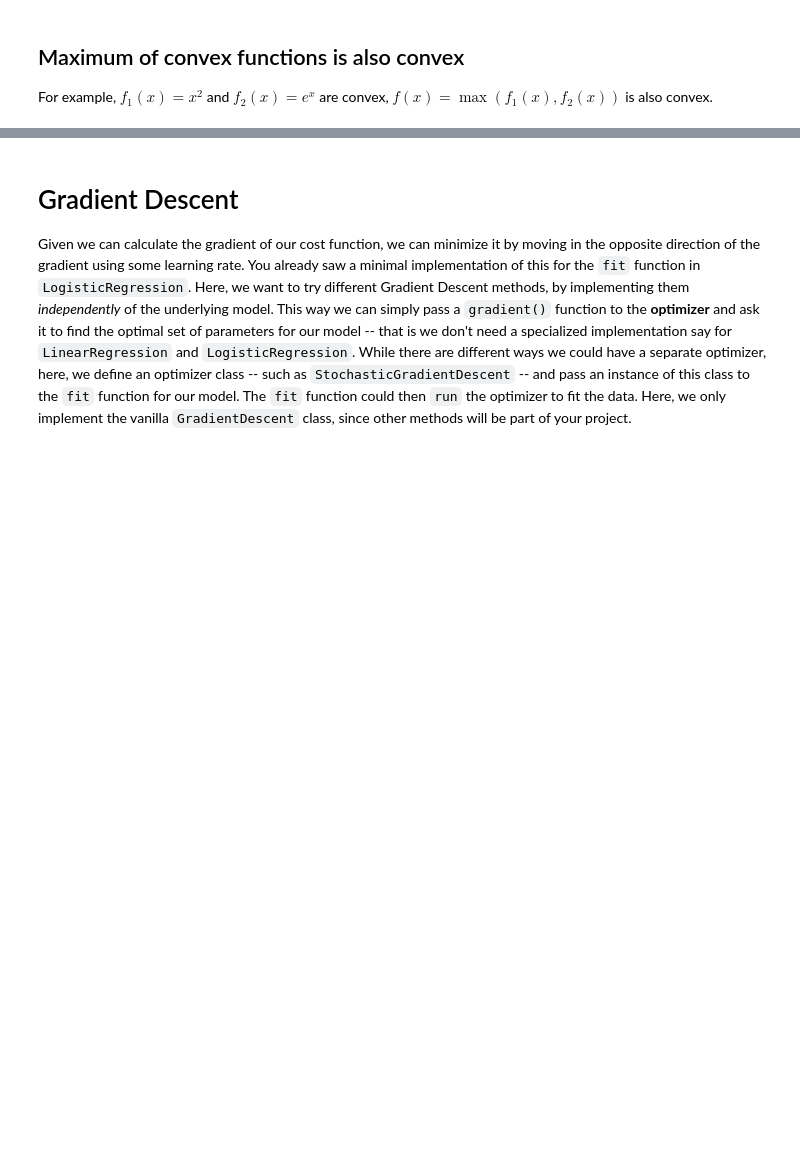
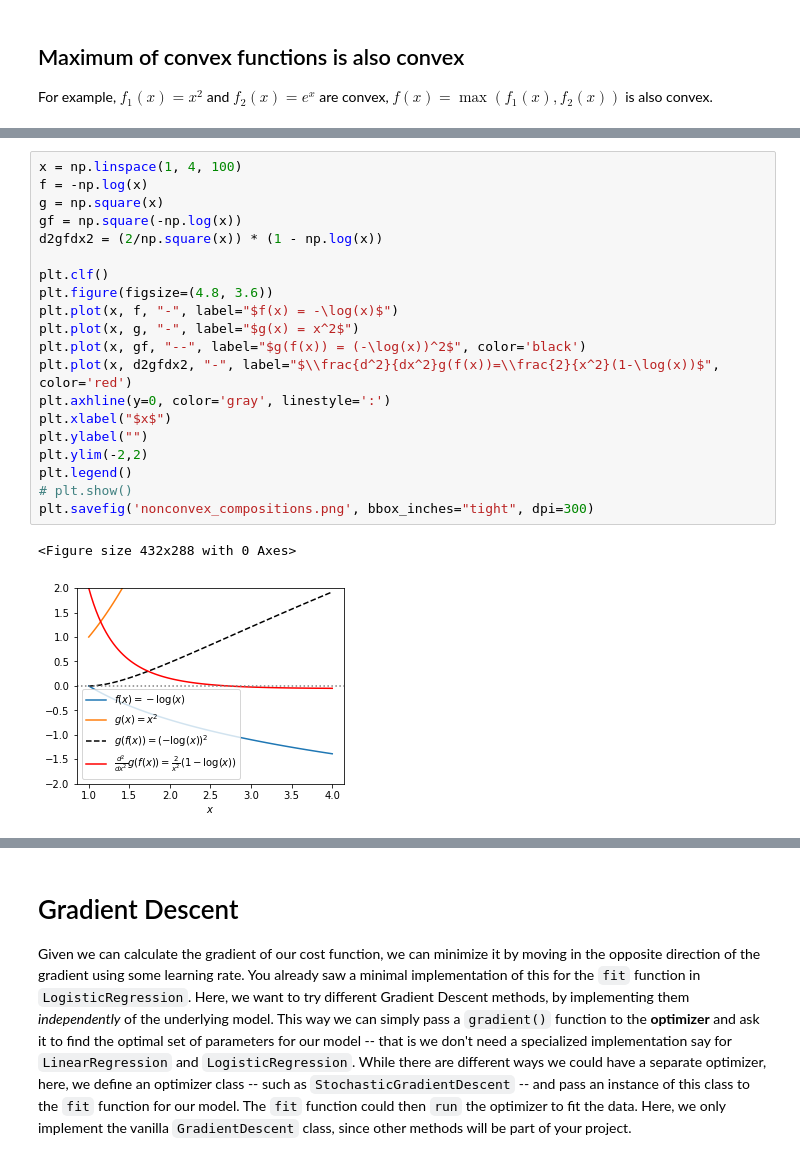
Before and after one commit to yueliyl/gec_intro2ml, a Jupyter notebook: GradientDescent.ipynb, the cells around one changed output, grey strips where cells are left out. Saved outputs shown, nothing was run; the diff lists cells and outputs as text; blank space fills up the shorter version.

```diff
--- a/GradientDescent.ipynb
+++ b/GradientDescent.ipynb
@@ -79,0 +97,23 @@ plt.savefig('max_of_convex.png', bbox_inches="tight", dpi=300)
+# %%
+x = np.linspace(1, 4, 100)
+f = -np.log(x)
+g = np.square(x)
+gf = np.square(-np.log(x))
+d2gfdx2 = (2/np.square(x)) * (1 - np.log(x))
+
+plt.clf()
+plt.figure(figsize=(4.8, 3.6))
+plt.plot(x, f, "-", label="$f(x) = -\log(x)$")
+plt.plot(x, g, "-", label="$g(x) = x^2$")
+plt.plot(x, gf, "--", label="$g(f(x)) = (-\log(x))^2$", color='black')
+plt.plot(x, d2gfdx2, "-", label="$\\frac{d^2}{dx^2}g(f(x))=\\frac{2}{x^2}(1-\log(x))$", color='red')
+plt.axhline(y=0, color='gray', linestyle=':')
+plt.xlabel("$x$")
+plt.ylabel("")
+plt.ylim(-2,2)
+plt.legend()
+# plt.show()
+plt.savefig('nonconvex_compositions.png', bbox_inches="tight", dpi=300)
+# %% [output]
+<Figure size 432x288 with 0 Axes>
+[figure, added]
```
Also changed, not shown: parts of 31 cells of this notebook.
